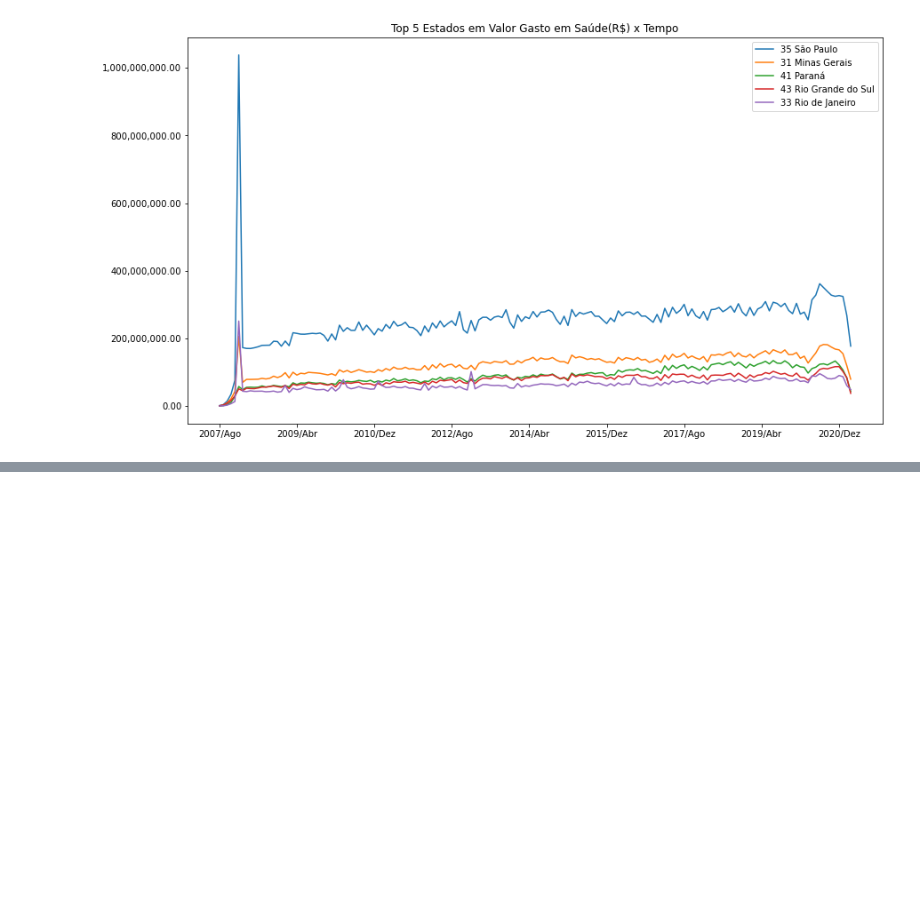
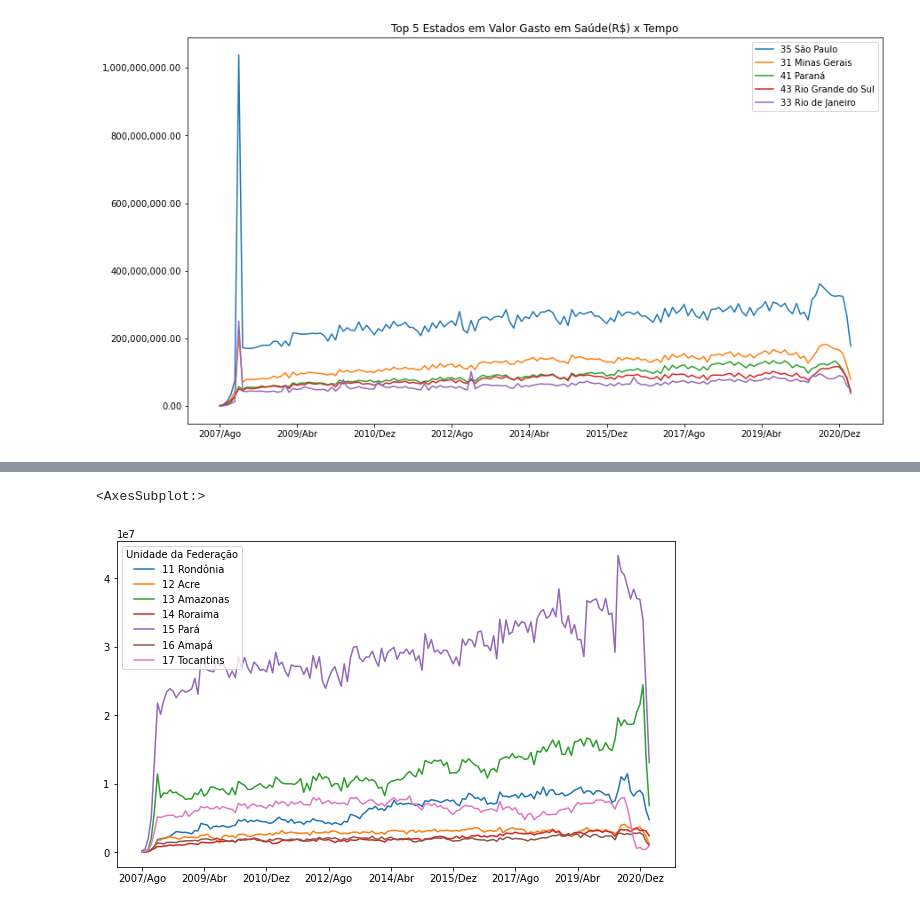
Before and after one commit to iplusl/Bootcamp_Data_Science, a Jupyter notebook: Modulo1/notebooks/Modulo1.ipynb, the cells around one changed output, grey strips where cells are left out. Cells and saved outputs as stored; diff of their text form; code cells hidden in the pictures; blank space fills up the shorter version.

```diff
--- a/Modulo1/notebooks/Modulo1.ipynb
+++ b/Modulo1/notebooks/Modulo1.ipynb
@@ -483,0 +527,5 @@ plt.show()
+# %%
+usaveis[:7].T.plot(figsize = (10,6))
+# %% [output]
+<AxesSubplot:>
+[figure, added]
```
Also changed, not shown: parts of 21 cells of this notebook.
